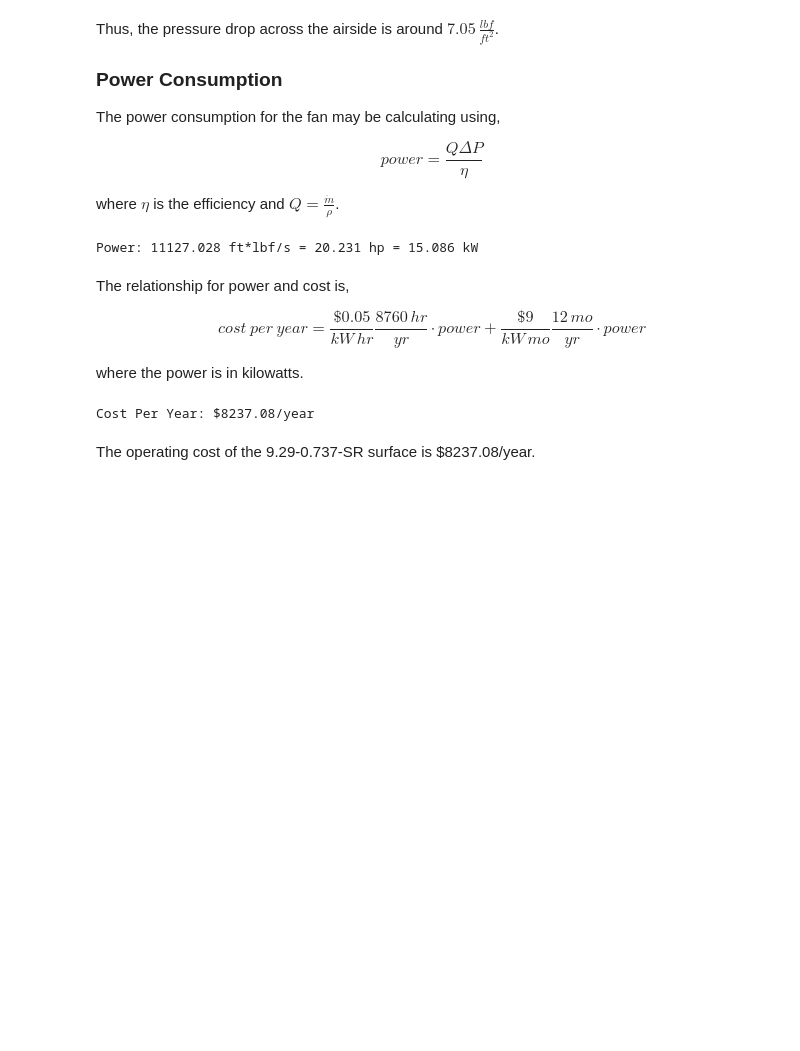
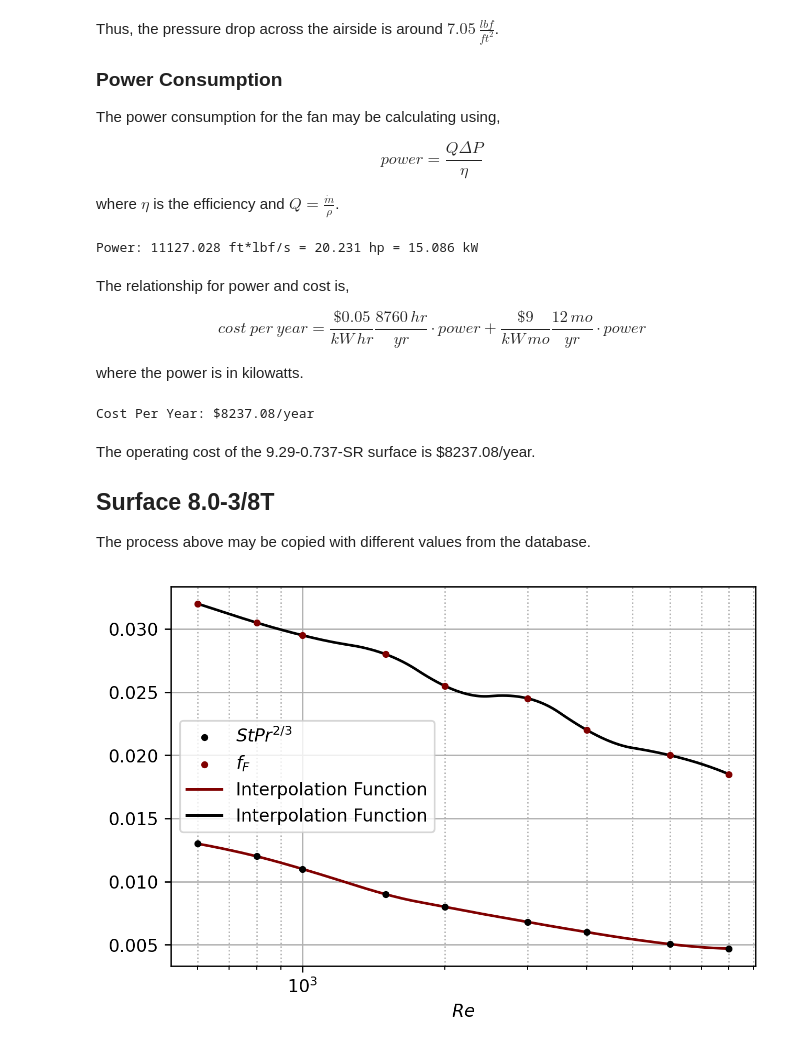
Before and after one commit to gabemorris12/msu_esd, a Jupyter notebook: Project 2/Project 2.ipynb, the cells around one changed output. Cells and saved outputs as stored; diff of their text form; code cells hidden in the pictures; blank space fills up the shorter version.

Commit message:
finished the second surface

```diff
--- a/Project 2/Project 2.ipynb
+++ b/Project 2/Project 2.ipynb
@@ -325,3 +334,26 @@ print(f'Cost Per Year: ${cost_per_year:.2f}/year')
 Cost Per Year: $8237.08/year
 # %% [markdown]
 The operating cost of the 9.29-0.737-SR surface is $8237.08/year.
+
+## Surface 8.0-3/8T
+The process above may be copied with different values from the database.
+# %%
+# Getting graph
+Re = np.array([600, 800, 1000, 1500, 2000, 3000, 4000, 6000, 8000])
+hts = np.array([0.013, 0.012, 0.011, 0.009, 0.008, 0.0068, 0.006, 0.00505, 0.0047])
+fF = np.array([0.032, 0.0305, 0.0295, 0.028, 0.0255, 0.0245, 0.022, 0.02, 0.0185])
+hts_lamb = interp1d(Re, hts, kind='quadratic')
+fF_lamb = interp1d(Re, fF, kind='quadratic')
+Re_values = np.linspace(Re[0], Re[-1], 1000)
+
+plt.scatter(Re, hts, label='$StPr^{2/3}$', zorder=3, marker='.', color='black')
+plt.scatter(Re, fF, label='$f_F$', zorder=3, marker='.', color='maroon')
+plt.plot(Re_values, hts_lamb(Re_values), label='Interpolation Function', zorder=2)
+plt.plot(Re_values, fF_lamb(Re_values), label='Interpolation Function', zorder=2)
+plt.xscale('log')
+plt.xlabel('$Re$')
+plt.grid(which='minor', ls=':')
+plt.legend()
+plt.show()
+# %% [output]
+[figure, added]
```
Also changed, not shown: parts of 15 cells of this notebook, 6 other files.
